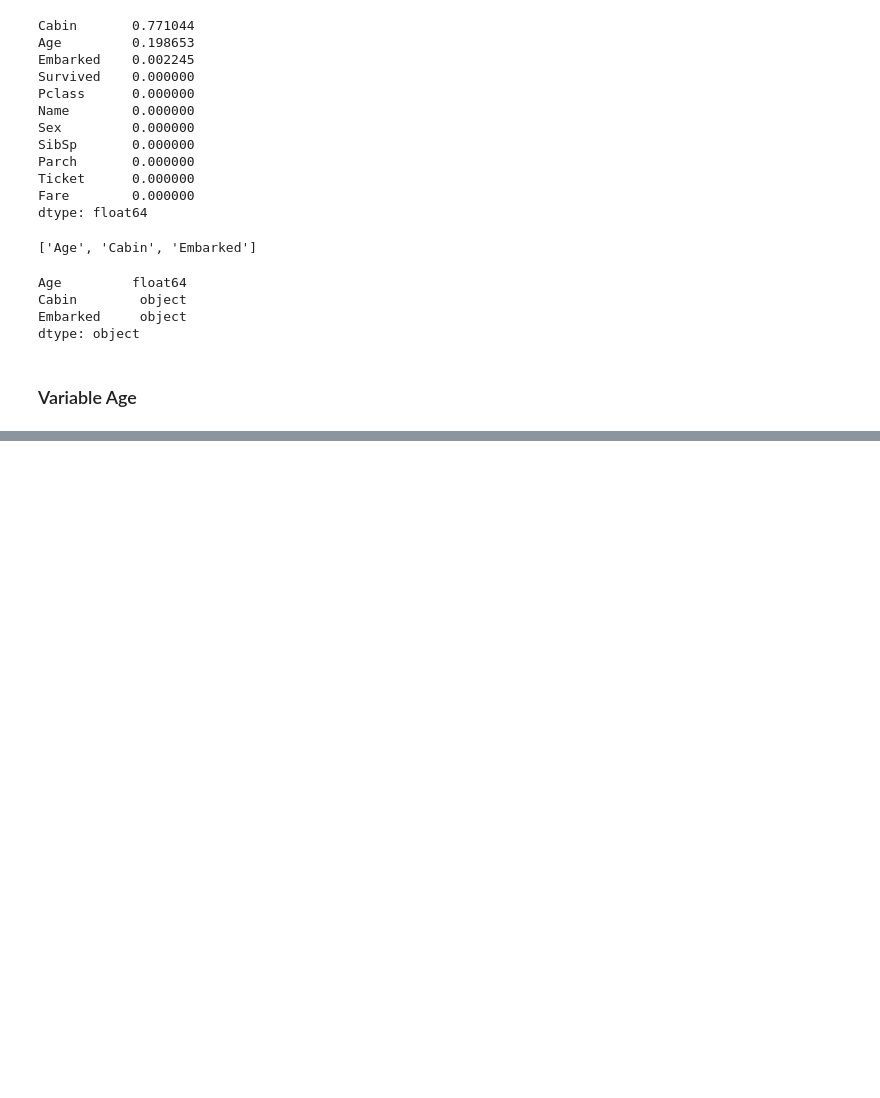
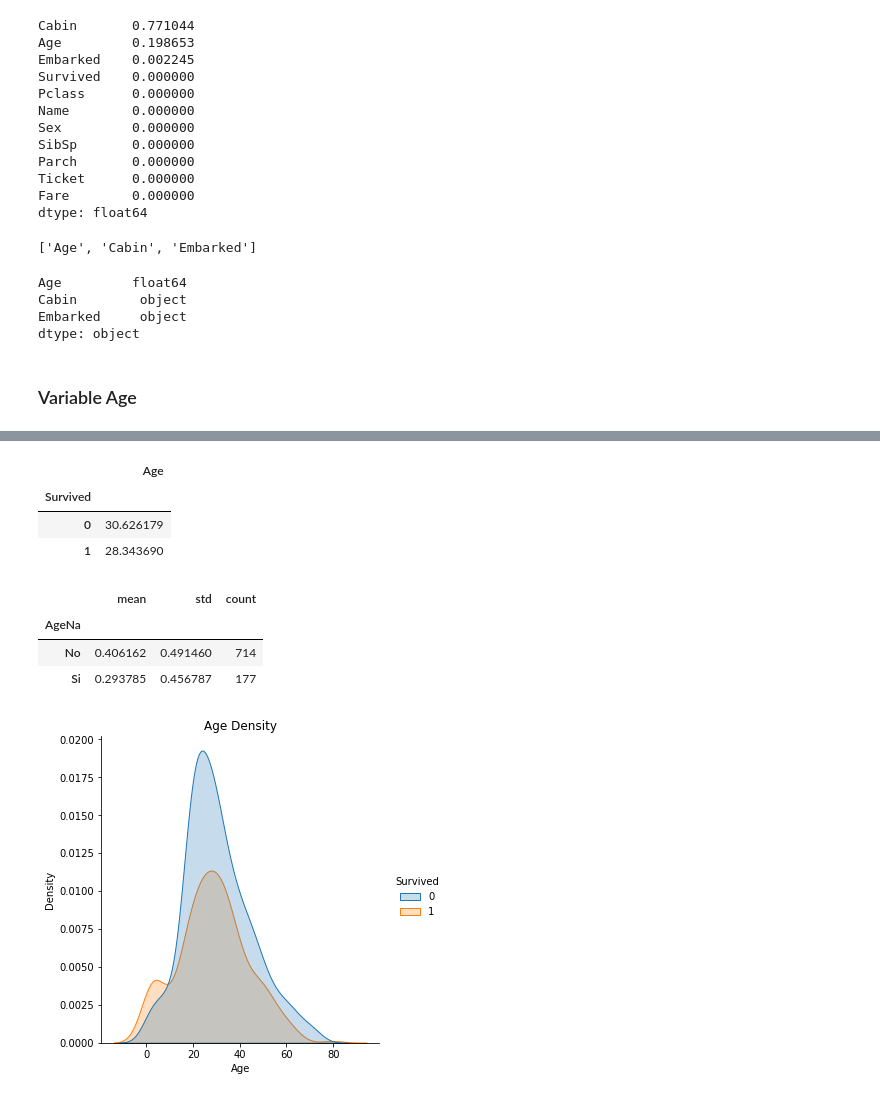
Before and after one commit to andrear17/Laboratorio2-PD, a Jupyter notebook: Lab2.ipynb, the cells around one changed output, grey strips where cells are left out. Drawn from its saved outputs; the diff is of its cells as text; code cells hidden in the pictures; blank space fills up the shorter version.

```diff
--- a/Lab2.ipynb
+++ b/Lab2.ipynb
@@ -100,0 +114,24 @@ dtype: object
+# %%
+data[['Survived', 'Age']].groupby('Survived').mean()
+# %% [output]
+|  | Age |
+| Survived |  |
+| 0 | 30.626179 |
+| 1 | 28.343690 |
+# %%
+df = data.copy()
+var = 'Age'
+df['AgeNa'] = np.where(df[var].isnull(), 'Si', 'No')
+temp = df.groupby('AgeNa').Survived.agg(['mean', 'std', 'count'])
+temp
+# %% [output]
+|  | mean | std | count |
+| AgeNa |  |  |  |
+| No | 0.406162 | 0.491460 | 714 |
+| Si | 0.293785 | 0.456787 | 177 |
+# %%
+sns.displot(df, x="Age", hue="Survived", kind="kde", fill=True)
+plt.title('Age Density')
+plt.show()
+# %% [output]
+[figure, added]
```
Also changed, not shown: parts of 2 cells of this notebook.
